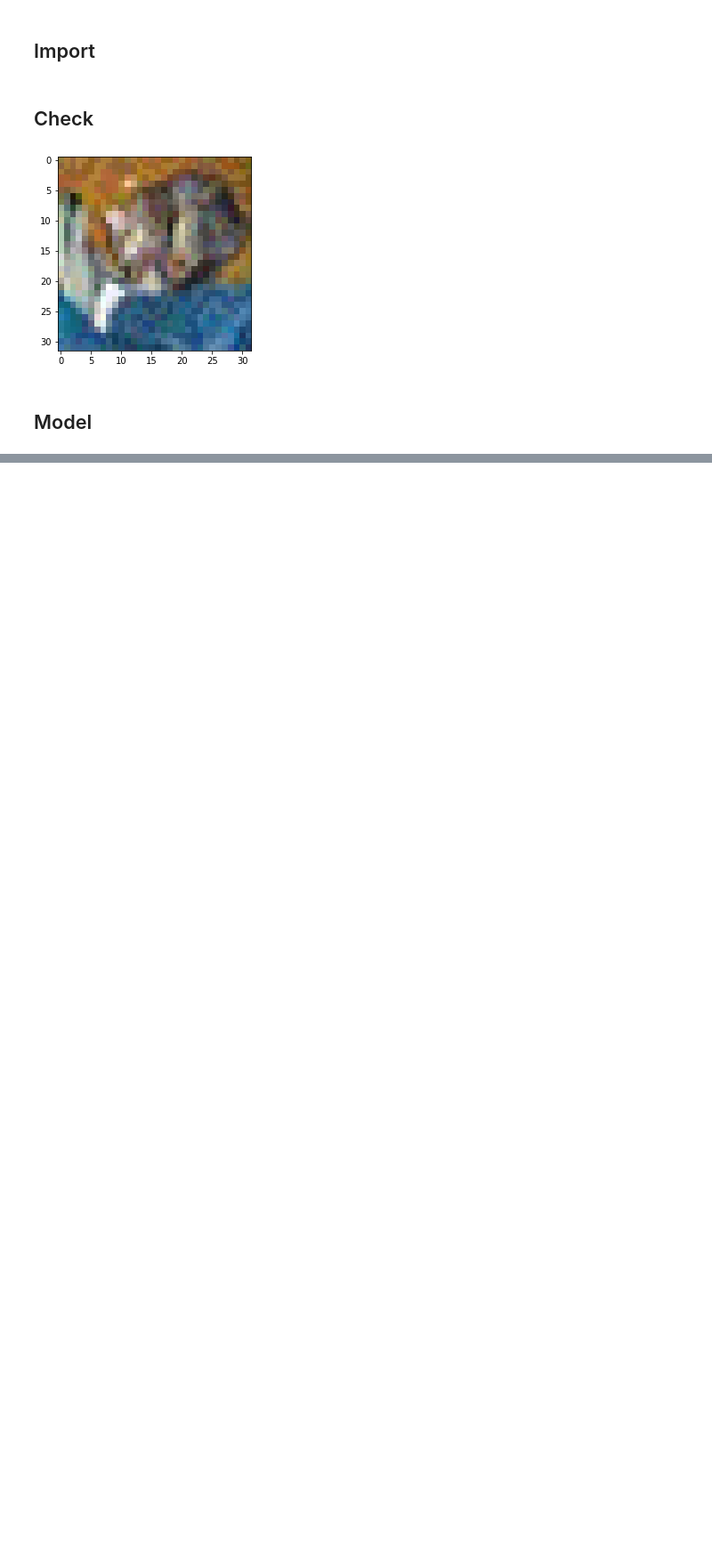
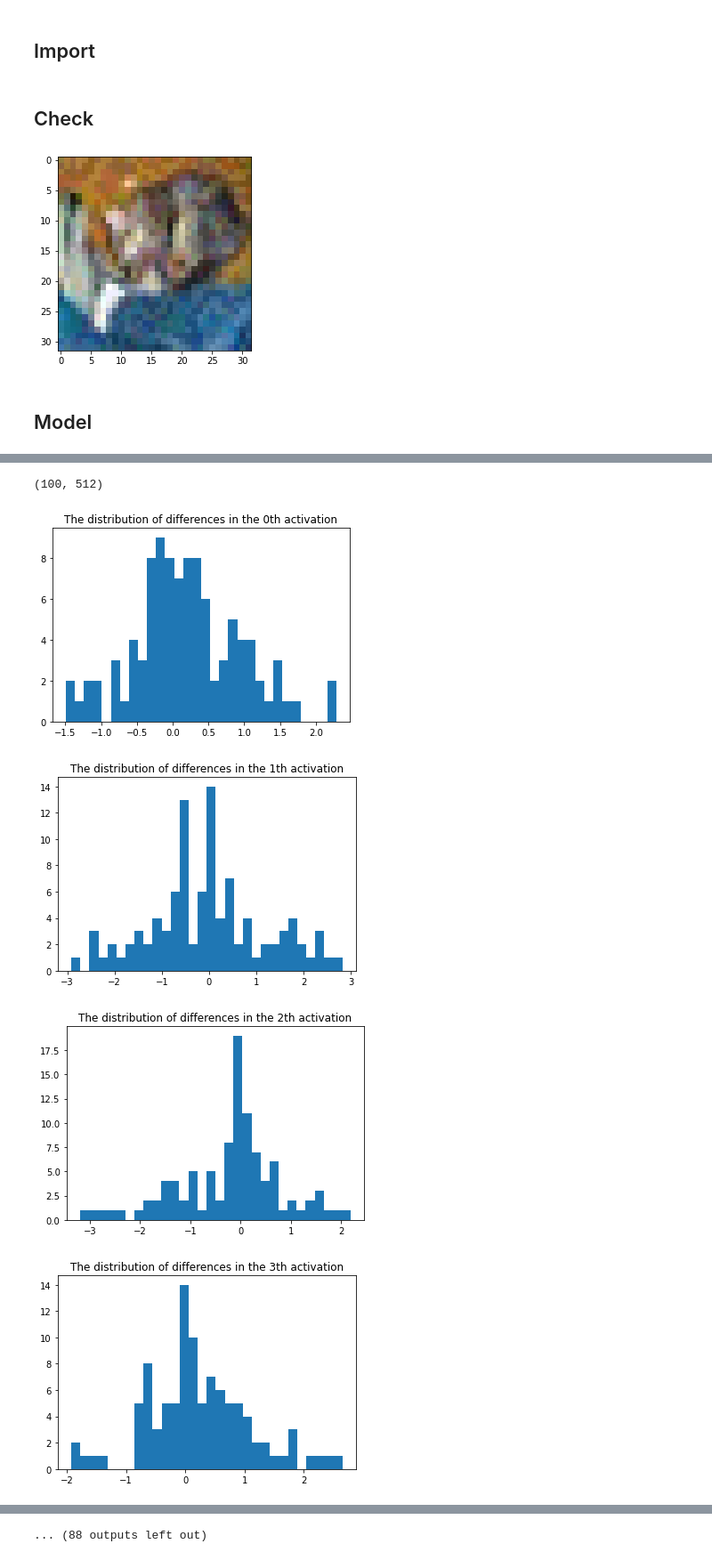
Before and after one commit to lindsey98/Adversarial-Generation, a Jupyter notebook: Signal_investigation.ipynb, the cells around one changed output, grey strips where cells are left out. Shown at 89% size. Drawn from its saved outputs; the diff is of its cells as text; code cells hidden in the pictures; blank space fills up the shorter version.

```diff
--- a/Signal_investigation.ipynb
+++ b/Signal_investigation.ipynb
@@ -24,6 +27,8 @@ model = load_model('./checkpoints/model.th')
 # %%
 assert len(os.listdir('./data/adversarial')) == len(os.listdir('./data/normal'))
-normal_data, targets = load_samples('./data/normal')
-adv_data, targets_ = load_samples('./data/adversarial')
-assert torch.eq(targets, targets_)
+normal_data, targets = load_samples('./data/normal', 'fgsm')
+print('Finish loading all normal examples')
+adv_data, targets_ = load_samples('./data/adversarial', 'fgsm')
+print('Finish loading all adversarial examples')
+assert torch.sum(torch.eq(targets, targets_)).item() == len(targets)
 # %% [output]
@@ -36,11 +41,10 @@ len(list(model.children()))
 # %%
-def intermediate_feat(model, dataloader, layer_ct):
+def intermediate_feat(model, inputs, layer_ct):
     partial_mod = partial_model_execute(model, layer_ct)
-    output_feat = torch.tensor([])
+    inputs = inputs.to(device)
+    with torch.no_grad():
+        outputs = partial_mod(inputs)
+    output_feat = outputs.detach().cpu()
 
-    for inp, labels in dataloader:
-        inputs, labels = Variable(inputs), Variable(labels)
-        outputs = partial_mod(inputs)
-        output_feat = torch.cat([output_feat, outputs], dim=0)
 #         print(output_feat.shape)
     return output_feat
@@ -48,0 +56,3 @@ output_feat = intermediate_feat(model, testloader, layer_ct=1)
+# %%
+output_normal_feat = intermediate_feat(model, inputs=normal_data, layer_ct=9)
+output_adv_feat = intermediate_feat(model, inputs=adv_data, layer_ct=9)
@@ -48,0 +67,32 @@ output_feat = intermediate_feat(model, testloader, layer_ct=1)
+# %%
+normal_mean = []
+adv_mean = []
+normal_var = []
+adv_var = []
+diff_list = []
+
+for i in range(len(output_adv_feat)): # loop over all samples
+    normal_var.append(np.std(output_normal_feat[i].flatten().numpy()))
+    normal_mean.append(np.mean(output_normal_feat[i].flatten().numpy()))
+
+    adv_var.append(np.std(output_adv_feat[i].flatten().numpy()))
+    adv_mean.append(np.mean(output_adv_feat[i].flatten().numpy()))
+
+    feature_map_diff = output_normal_feat[i].flatten().numpy() - output_adv_feat[i].flatten().numpy()
+    diff_list.append(feature_map_diff)
+
+diff_list = np.asarray(diff_list)
+# %%
+diff_list.shape
+# %% [output]
+(100, 512)
+# %%
+for i in range(100):
+    plt.hist(diff_list[:, i], bins=30)
+    plt.title('The distribution of differences in the {}th activation'.format(i))
+    plt.show()
+# %% [output]
+[figure, added]
+[figure, added]
+[figure, added]
+[figure, added]
@@ -48,0 +107 @@ output_feat = intermediate_feat(model, testloader, layer_ct=1)
+... (88 outputs left out)
```
Also changed, not shown: parts of 12 cells of this notebook, 1 other file.
